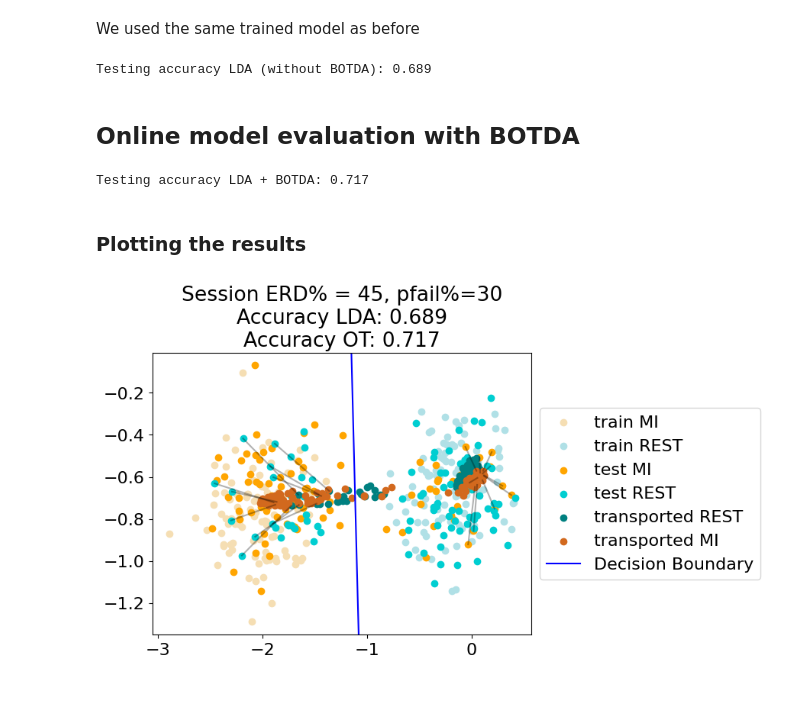
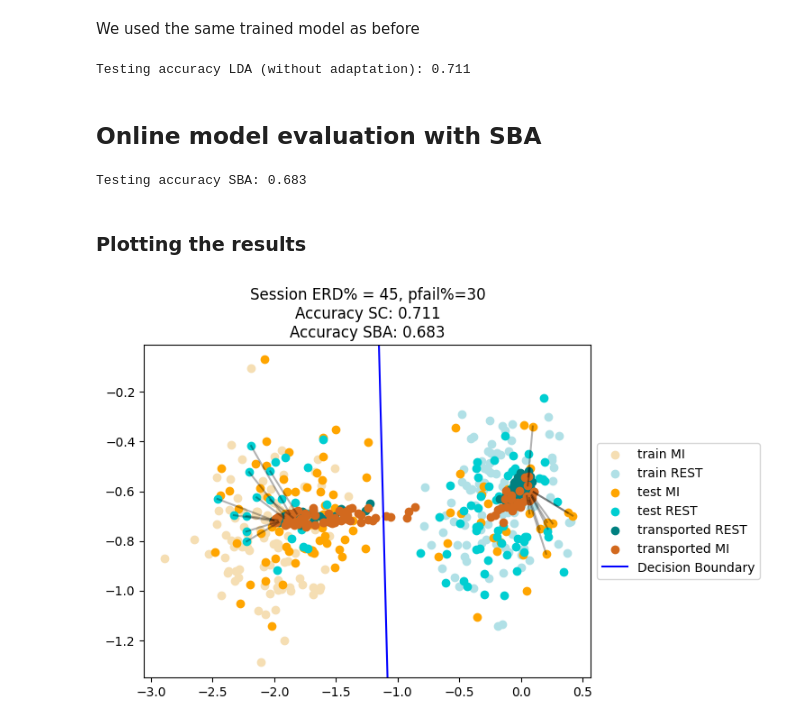
Before and after one commit to NiCALab-IMAL/SupportiveBackwardAdaptation, a Jupyter notebook: A1_Adaptation_success_EEG_patterns.ipynb, the cells around one changed output. Cells and saved outputs as stored; diff of their text form; code cells hidden in the pictures; blank space fills up the shorter version.

```diff
--- a/A1_Adaptation_success_EEG_patterns.ipynb
+++ b/A1_Adaptation_success_EEG_patterns.ipynb
@@ -187,13 +172,13 @@ SVMAX = 20
 # %%
 y_predict_ot = []  # Initialize list to store predicted classes
 Transp = []   # Initialize list to store transported features
-algorithm_support = []  # Initialize list to store the transport cost values
+algorithmic_support = []  # Initialize list to store the transport cost values
 
 # Select source subset based on CV and validation features
 G_botdatr, Y_botdatr, reg_botda=\
 SelectSubsetTraining_BOTDAl1l2(Gtr, Ytr, Gval, Yval, rango_e, rango_cl, lda, metric, outerkfold, innerkfold, M, norm)
-# Create BOTDA object
-botda = BOTDA(reg_botda, lda, metric)
+# Create SBA object
+sba = SBA(reg_botda, lda, metric)
 
 # For each testing trial
 for re in range(0, len(Yte)):
@@ -210,20 +195,17 @@ for re in range(0, len(Yte)):
     Gte_ = csp.transform(Xte_)
 
     # Learn the transport based on the selected source subset and the current validation subset
-    botda.fit(G_botdatr, Gval_, Yval_)
+    sba.fit(G_botdatr, Gval_, Yval_)
     # Transport testing feature and predict its class
-    Gte_transported, y_pred_ = botda.transform(Gte_)
+    Gte_transported, y_pred_ = sba.transform(Gte_)
     Transp.append(Gte_transported)
     y_predict_ot.append(y_pred_)
-    # Calculate the transport cost
-    botda_matrix = botda.coupling_
-    distance_ot = botda.cost_
-    algorithm_support.append(botda_matrix[-1, :] @ distance_ot[-1,:])
+
 
 Gte_ot = np.squeeze(Transp)
 y_predict_ot = np.squeeze(y_predict_ot)
 
 # Calculate accuracy
 acc_OT = accuracy_score(Yte,y_predict_ot)
-print('Testing accuracy LDA + BOTDA: ' + str(round(acc_OT, 3)))
+print('Testing accuracy SBA: ' + str(round(acc_OT, 3)))
 # %% [output]
@@ -314,11 +297,11 @@ y_predict_lda = lda.predict(Gte)
 acc_lda = (accuracy_score(Yte, y_predict_lda))
 
 # Print testing LDA accuracy
-print('Testing accuracy LDA (without BOTDA): ' + str(round(acc_lda, 3)))
+print('Testing accuracy LDA (without adaptation): ' + str(round(acc_lda, 3)))
 # %% [output]
-Testing accuracy LDA (without BOTDA): 0.689
+Testing accuracy LDA (without adaptation): 0.711
 # %% [markdown]
-## Online model evaluation with BOTDA
+## Online model evaluation with SBA
 # %%
 y_predict_ot = []  # Initialize list to store predicted classes
 Transp = []   # Initialize list to store transported features
@@ -328,7 +311,7 @@ algorithm_support_fatigue = []  # Initialize list to store the transport cost va
 G_botdatr, Y_botdatr, reg_botda=\
 SelectSubsetTraining_BOTDAl1l2(Gtr, Ytr, Gval, Yval, rango_e, rango_cl, lda, metric, outerkfold, innerkfold, M, norm)
 # Create BOTDA object
-botda = BOTDA(reg_botda, lda, metric)
+botda = SBA(reg_botda, lda, metric)
 
 # For each testing trial
 for re in range(0, len(Yte)):
@@ -350,51 +333,49 @@ for re in range(0, len(Yte)):
     Gte_transported, y_pred_ = botda.transform(Gte_)
     Transp.append(Gte_transported)
     y_predict_ot.append(y_pred_)
-    # Calculate the transport cost
-    botda_matrix = botda.coupling_
-    distance_ot = botda.cost_
-    algorithm_support_fatigue.append(botda_matrix[-1, :] @ distance_ot[-1,:])
+
 
 Gte_ot = np.squeeze(Transp)
 y_predict_ot = np.squeeze(y_predict_ot)
 
 # Calculate accuracy
 acc_OT = accuracy_score(Yte,y_predict_ot)
-print('Testing accuracy LDA + BOTDA: ' + str(round(acc_OT, 3)))
+print('Testing accuracy SBA: ' + str(round(acc_OT, 3)))
 # %% [output]
-Testing accuracy LDA + BOTDA: 0.717
+Testing accuracy SBA: 0.683
 # %% [markdown]
 ### Plotting the results
 # %%
 ft = Gte
 ft_ot = Gte_ot
 
 x = np.linspace(-1,3,500)
 y = np.linspace(2,8,500)
 X,Y = np.meshgrid(x,y)
 pos = np.array([X.flatten(),Y.flatten()]).T
 fig, axs = plt.subplots()
 axs.scatter(features[Ytr==1, 0], features[Ytr==1, 1], c='wheat', label='train MI')
 axs.scatter(features[Ytr==2, 0], features[Ytr==2, 1], c='powderblue', label='train REST')
 # plot the subset where the transport is learned
 axs.scatter(ft[Yte==1, 0], ft[Yte==1, 1], c='orange', label='test MI')
 axs.scatter(ft[Yte==2, 0], ft[Yte==2, 1], c='darkturquoise', label='test REST')
 axs.scatter(ft_ot[Yte==2, 0], ft_ot[Yte==2, 1], c='teal', label='transported REST')
 axs.scatter(ft_ot[Yte==1, 0], ft_ot[Yte==1, 1], c='chocolate', label='transported MI')
 outernMI = np.argsort(ft[Yte==1, 0])[len(ft[Yte==1, 0])-10:]
 outernR = np.argsort(ft[Yte==2, 0])[0:10]
 plt.plot([ft[Yte==1, 0][outernMI],ft_ot[Yte==1, 0][outernMI]], [ft[Yte==1, 1][outernMI], ft_ot[Yte==1, 1][outernMI]],'k-', alpha = 0.3)
 plt.plot([ft[Yte==2, 0][outernR],ft_ot[Yte==2, 0][outernR]], [ft[Yte==2, 1][outernR], ft_ot[Yte==2, 1][outernR]],'k-', alpha = 0.3)
 
 b, w1, w2 = lda.intercept_[0], lda.coef_[0][0], lda.coef_[0][1]
 xx = np.array(axs.get_xlim())
 ylim = np.array(axs.get_ylim())
 axs.plot(xx, -(b+xx*w1)/w2, c='blue', label = 'Decision Boundary')
 
 axs.set_ylim(ylim)
 axs.set_xlim(xlim)
-axs.set_title('Session ERD% = 45, pfail%=30' + '\nAccuracy LDA: ' + str(round(acc_lda, 3)) + '\nAccuracy OT: ' + str(round(acc_OT, 3)) )
+# sc: standard calibration
+axs.set_title('Session ERD% = 45, pfail%=30' + '\nAccuracy SC: ' + str(round(acc_lda, 3)) + '\nAccuracy SBA: ' + str(round(acc_OT, 3)) )
 axs.legend(loc='center left', bbox_to_anchor=(1, 0.5))
 plt.show()
 # %% [output]
-[figure, old version]
+[figure, new version]
```
Also changed, not shown: parts of 12 cells of this notebook.
